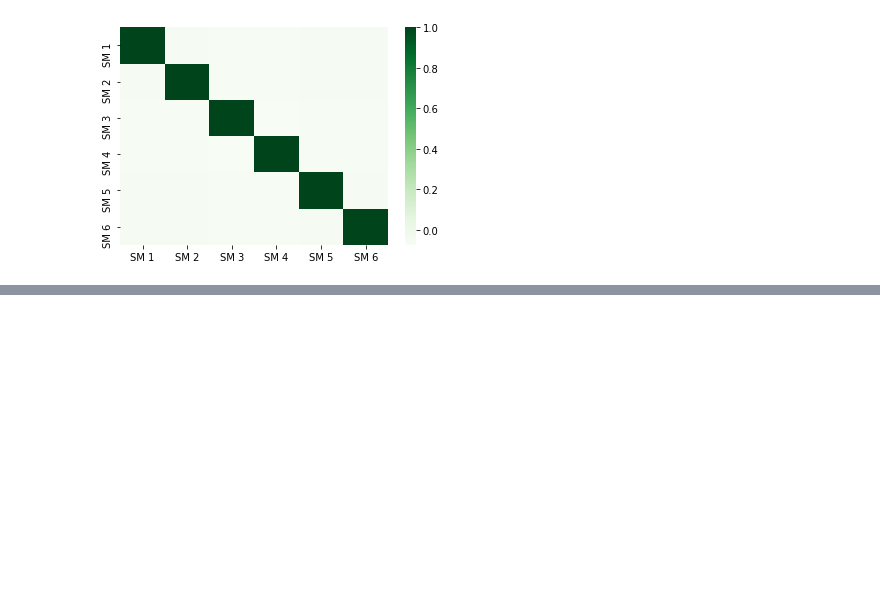
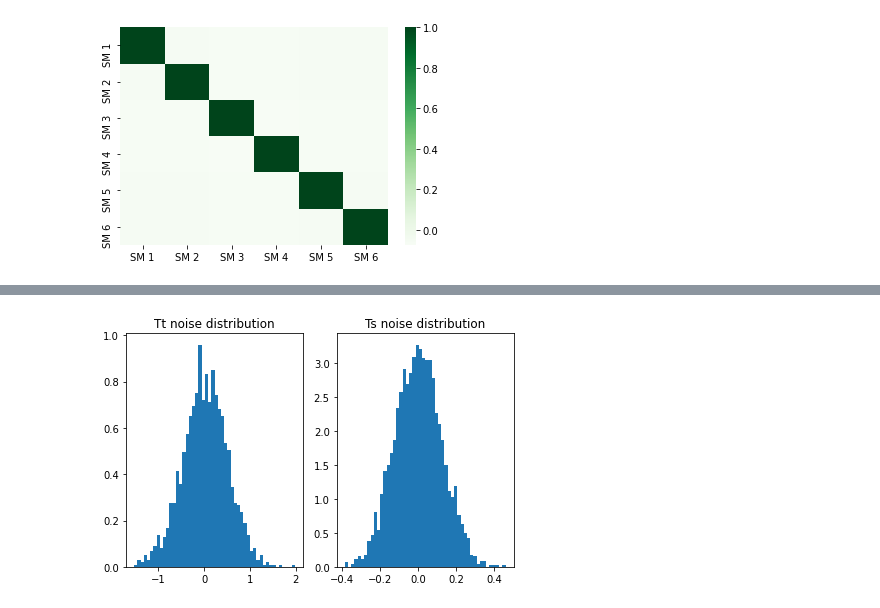
Before and after one commit to Sorgl0s/MAST30034_Assignment1, a Jupyter notebook: Assignment 1 JPNB.ipynb, the cells around one changed output, grey strips where cells are left out. Saved outputs shown, nothing was run; the diff lists cells and outputs as text; code cells hidden in the pictures; blank space fills up the shorter version.

```diff
--- a/Assignment 1 JPNB.ipynb
+++ b/Assignment 1 JPNB.ipynb
@@ -107,0 +128,12 @@ sns.heatmap(corr, cmap = 'Greens', xticklabels = labels, yticklabels = labels)
+# %%
+# Plot distributions of Tt and Ts
+
+fig, axis = plt.subplots(1, 2)
+axis[0].hist(Tt.flatten(), bins = 50, density = True, stacked = True)
+axis[0].set_title("Tt noise distribution")
+axis[1].hist(Ts.flatten(), bins = 50, density = True, stacked = True)
+axis[1].set_title("Ts noise distribution")
+fig.tight_layout()
+fig.show()
+# %% [output]
+[figure, added]
```
Also changed, not shown: parts of 9 cells of this notebook.
